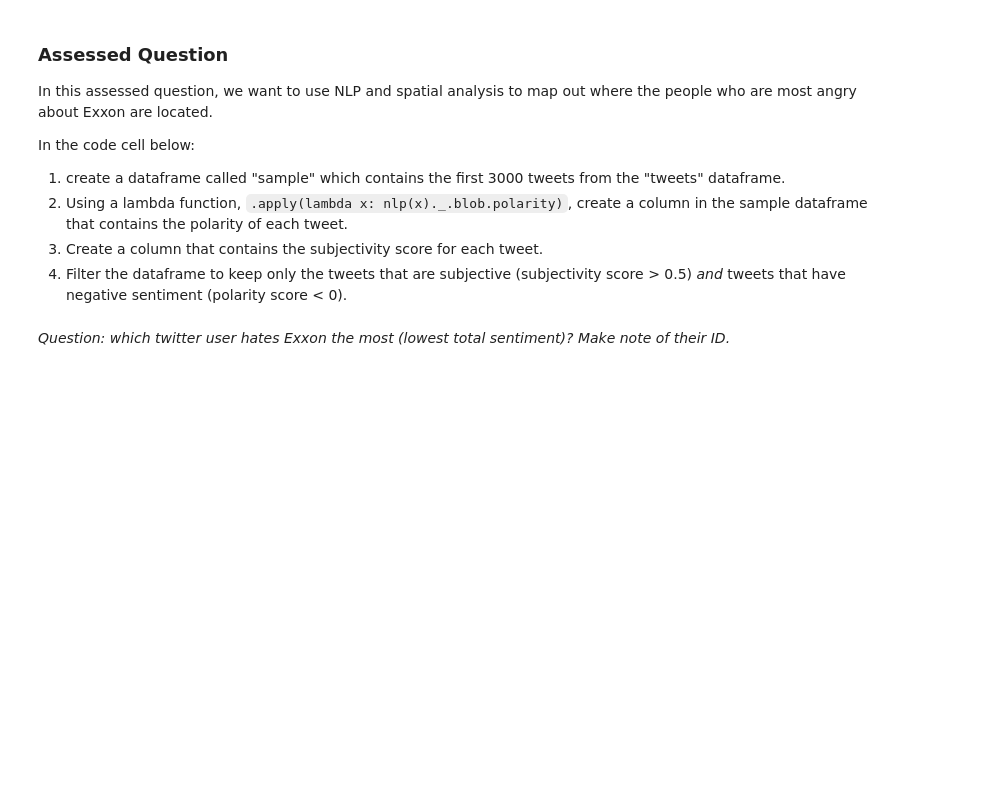
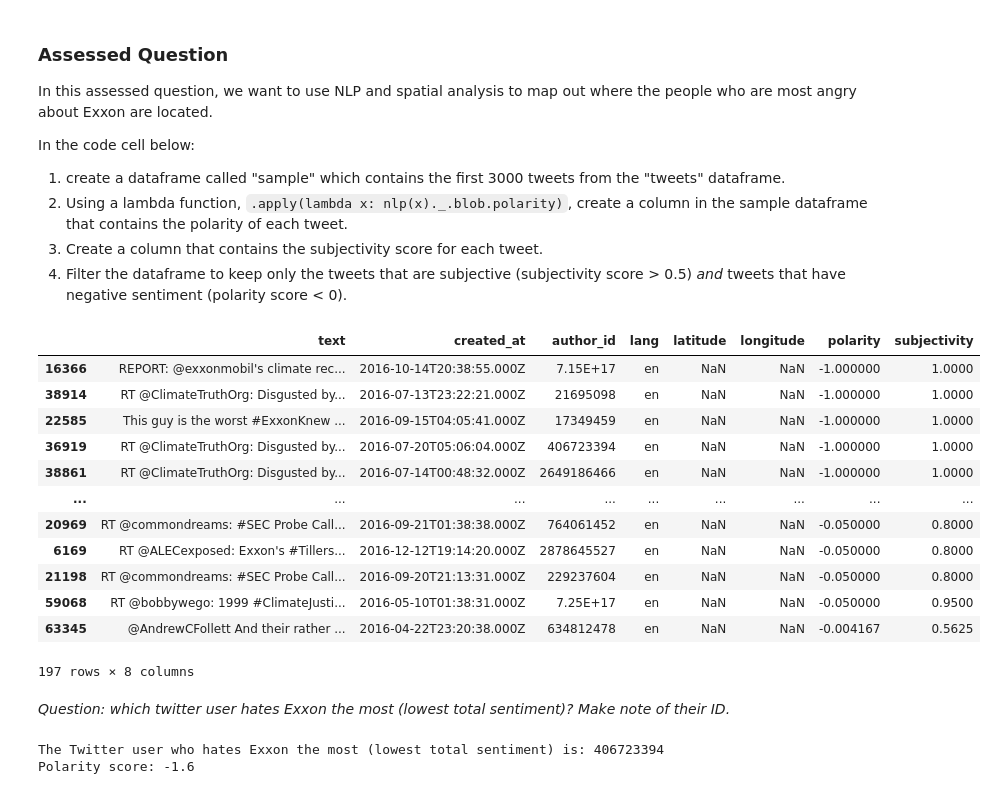
Before and after one commit to Sofiav014/QM2, a Jupyter notebook: notebooks/W04. Natural Language Processing.ipynb, the cells around one changed output. Drawn from its saved outputs; the diff is of its cells as text; code cells hidden in the pictures; blank space fills up the shorter version.

```diff
--- a/notebooks/W04. Natural Language Processing.ipynb
+++ b/notebooks/W04. Natural Language Processing.ipynb
@@ -637,5 +660,48 @@ In the code cell below:
 2. Using a lambda function, `.apply(lambda x: nlp(x)._.blob.polarity)`, create a column in the sample dataframe that contains the polarity of each tweet.
 3. Create a column that contains the subjectivity score for each tweet.
 4. Filter the dataframe to keep only the tweets that are subjective (subjectivity score > 0.5) *and* tweets that have negative sentiment (polarity score < 0).
+# %%
+# 1. Create a dataframe called "sample" which contains the first 3000 tweets from the "tweets" dataframe.
+sample = tweets.iloc[:3000].copy()
+
+# 2. Using a lambda function, create a column in the sample dataframe that contains the polarity of each tweet.
+sample['polarity'] = sample['text'].apply(lambda x: nlp(x)._.blob.polarity)
+
+# 3. Create a column that contains the subjectivity score for each tweet.
+sample['subjectivity'] = sample['text'].apply(lambda x: nlp(x)._.blob.subjectivity)
+
+# 4. Filter the dataframe to keep only the tweets that are subjective (subjectivity score > 0.5) and tweets that have negative sentiment (polarity score < 0).
+sample = sample[(sample['subjectivity'] > 0.5) & (sample['polarity'] < 0)]
+# %%
+#Sort by polarity (lowest first)
+sample.sort_values('polarity')
+# %% [output]
+|  | text | created_at | author_id | lang | latitude | longitude | polarity | subjectivity |
+| 16366 | REPORT: @exxonmobil's climate rec... | 2016-10-14T20:38:55.000Z | 7.15E+17 | en | NaN | NaN | -1.000000 | 1.0000 |
+| 38914 | RT @ClimateTruthOrg: Disgusted by... | 2016-07-13T23:22:21.000Z | 21695098 | en | NaN | NaN | -1.000000 | 1.0000 |
+| 22585 | This guy is the worst #ExxonKnew ... | 2016-09-15T04:05:41.000Z | 17349459 | en | NaN | NaN | -1.000000 | 1.0000 |
+| 36919 | RT @ClimateTruthOrg: Disgusted by... | 2016-07-20T05:06:04.000Z | 406723394 | en | NaN | NaN | -1.000000 | 1.0000 |
+| 38861 | RT @ClimateTruthOrg: Disgusted by... | 2016-07-14T00:48:32.000Z | 2649186466 | en | NaN | NaN | -1.000000 | 1.0000 |
+| ... | ... | ... | ... | ... | ... | ... | ... | ... |
+| 20969 | RT @commondreams: #SEC Probe Call... | 2016-09-21T01:38:38.000Z | 764061452 | en | NaN | NaN | -0.050000 | 0.8000 |
+| 6169 | RT @ALECexposed: Exxon's #Tillers... | 2016-12-12T19:14:20.000Z | 2878645527 | en | NaN | NaN | -0.050000 | 0.8000 |
+| 21198 | RT @commondreams: #SEC Probe Call... | 2016-09-20T21:13:31.000Z | 229237604 | en | NaN | NaN | -0.050000 | 0.8000 |
+| 59068 | RT @bobbywego: 1999 #ClimateJusti... | 2016-05-10T01:38:31.000Z | 7.25E+17 | en | NaN | NaN | -0.050000 | 0.9500 |
+| 63345 | @AndrewCFollett And their rather ... | 2016-04-22T23:20:38.000Z | 634812478 | en | NaN | NaN | -0.004167 | 0.5625 |
+197 rows × 8 columns
 # %% [markdown]
 *Question: which twitter user hates Exxon the most (lowest total sentiment)? Make note of their ID.*
+# %%
+# Group by user ID and sum the polarity scores
+user_sentiment = sample.groupby('author_id')['polarity'].sum()
+
+user_sentiment = user_sentiment.sort_values(ascending=True)
+
+user = user_sentiment.index[0]
+polarity = user_sentiment.iloc[0]
+
+print(f"The Twitter user who hates Exxon the most (lowest total sentiment) is: {user}")
+print(f"Polarity score: {polarity}")
+# %% [output]
+The Twitter user who hates Exxon the most (lowest total sentiment) is: 406723394
+Polarity score: -1.6
```
Also changed, not shown: parts of 2 cells of this notebook.
